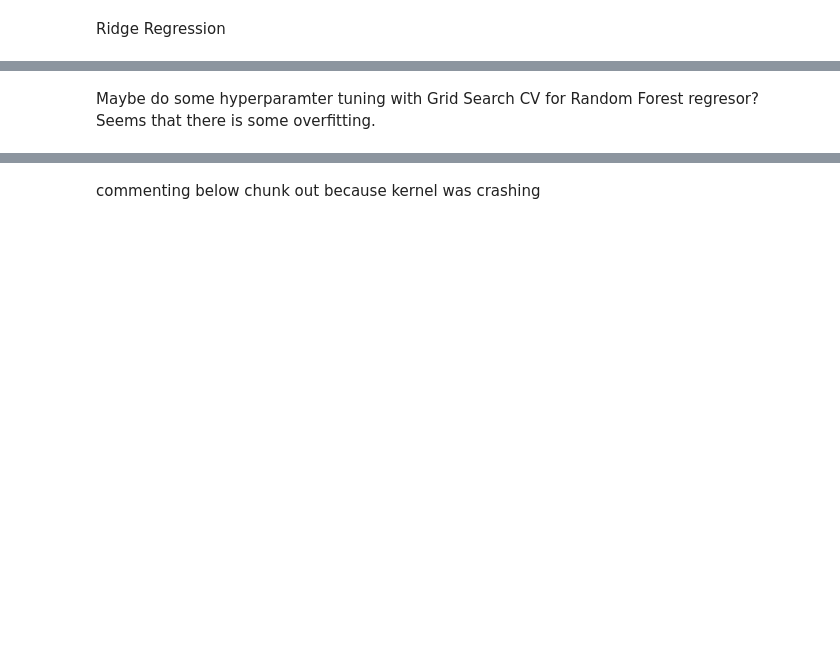
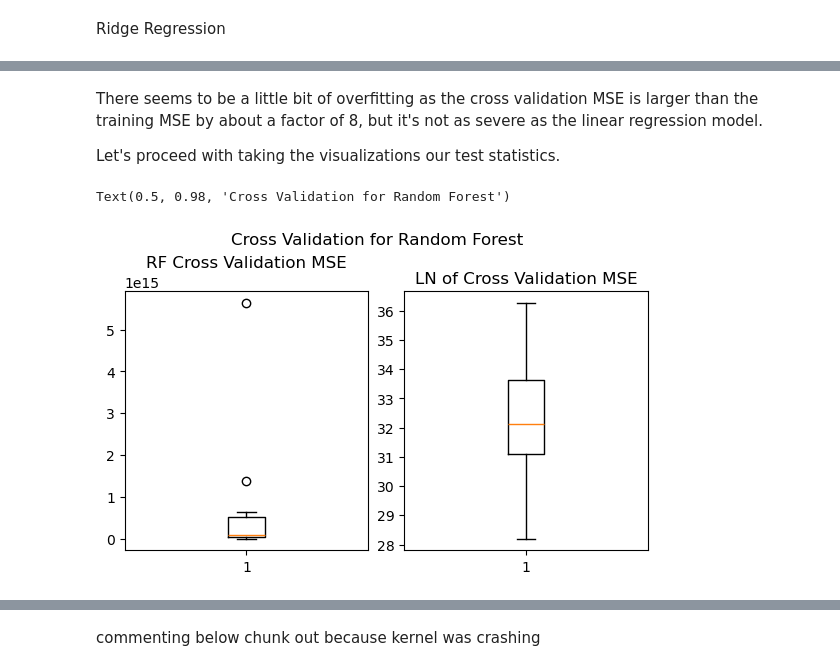
Before and after one commit to cmsc320-gautham-evan-arjun/cmsc320-gautham-evan-arjun.github.io, a Jupyter notebook: finaltutorial.ipynb, the cells around one changed output, grey strips where cells are left out. Drawn from its saved outputs; the diff is of its cells as text; code cells hidden in the pictures; blank space fills up the shorter version.

```diff
--- a/finaltutorial.ipynb
+++ b/finaltutorial.ipynb
@@ -974,2 +1073,35 @@ Train MAE: 658624.6869970782
-# %% [markdown]
-Maybe do some hyperparamter tuning with Grid Search CV for Random Forest regresor? Seems that there is some overfitting.
+# %% [markdown]
+There seems to be a little bit of overfitting as the cross validation MSE is larger than the training MSE by about a factor of 8, but it's not as severe as the linear regression model.
+
+Let's proceed with taking the visualizations our test statistics.
+# %%
+# mse_scores = cross_val_score(rf_reg, X_train, y_train_scaled, scoring = "neg_mean_squared_error", cv = 10)
+# mse_scores = -mse_scores
+fig, axs = plt.subplots(ncols=2, nrows=1, figsize=(5.5, 3.5), layout="constrained")
+
+
+axs[0].boxplot(mse_values, vert = "False")
+axs[0].set_title("RF Cross Validation MSE")
+
+# print(len(mse_scores))
+# print(mse_scores)
+# plt.figure(figsize=(10,6))
+#plt.boxplot(mse_scores ,vert = "False")
+# plt.xlabel('MSE')
+# plt.title("Cross Validation MSE scores")
+# plt.show()
+
+
+ln_mse_scores = np.log(mse_values)
+axs[1].boxplot(ln_mse_scores, vert = "False")
+axs[1].set_title("LN of Cross Validation MSE")
+# print(len(mse_scores))
+# print(mse_scores)
+# plt.figure(figsize=(10,6))
+# plt.boxplot(mse_scores ,vert = "False")
+# plt.xlabel('MSE')
+# plt.show()
+plt.suptitle("Cross Validation for Random Forest")
+# %% [output]
+Text(0.5, 0.98, 'Cross Validation for Random Forest')
+[figure, added]
```
Also changed, not shown: parts of 58 cells of this notebook, 1 other file.
